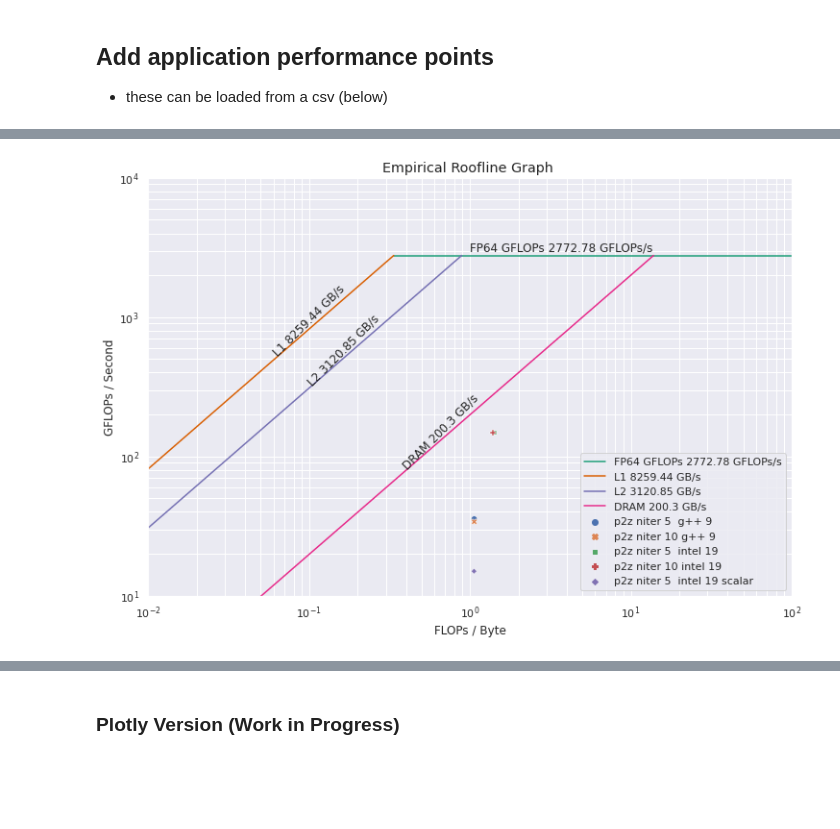
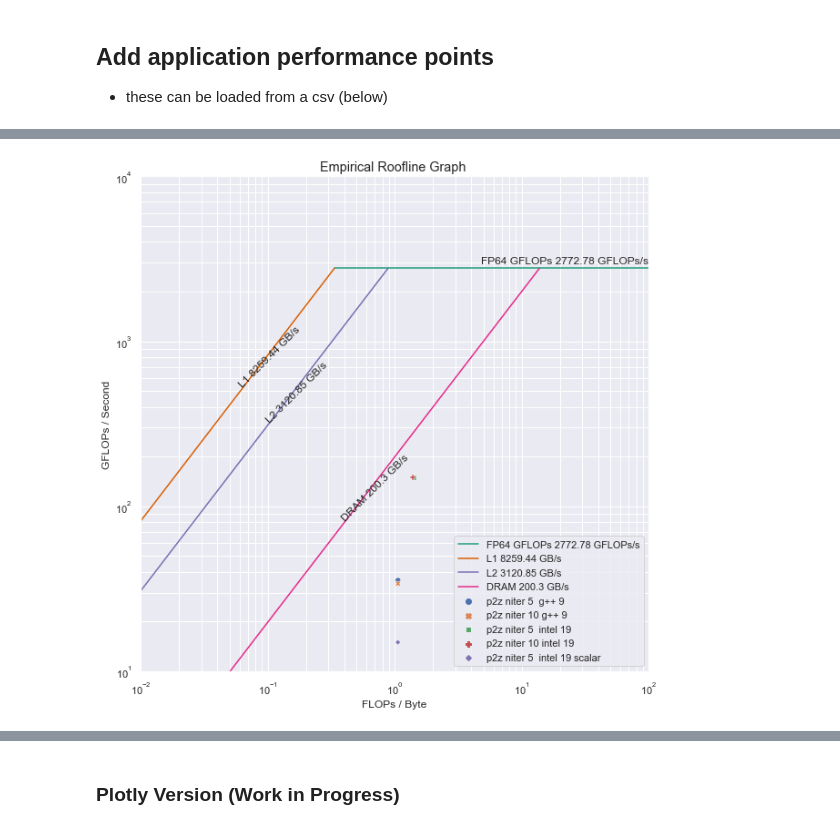
Before and after one commit to HPCL/roofline_python, a Jupyter notebook: roofline_python.ipynb, the cells around one changed output, grey strips where cells are left out. Cells and saved outputs as stored; diff of their text form; code cells hidden in the pictures; blank space fills up the shorter version.

```diff
--- a/roofline_python.ipynb
+++ b/roofline_python.ipynb
@@ -47,5 +27,7 @@ Saving roofline.json to roofline.json
 # %%
 # JUPYTER NOTEBOOK
-# filename = "roofline.json"
-# data = json.loads(filename)
-# data
+#filename = "roofline_a64_DP.json"
+filename = "roofline.json"
+with open(filename) as file:
+    data = json.load(file)
+data
@@ -341,15 +340,17 @@ plt.show();
 # %%
 # GOOGLE COLAB
 # Load the csv file
-from google.colab import files
-uploaded = files.upload()
+#from google.colab import files
+#uploaded = files.upload()
 # Load
-csv_filename = "app_data.csv"
-app_df = pd.read_csv(csv_filename)
+#csv_filename = "app_data.csv"
+#app_df = pd.read_csv(csv_filename)
 
 # JUPYTER NOTEBOOK
-# csv_filename = "app_data.csv"
-# app_df = pd.read_csv(csv_filename)
+csv_filename = "app_data.csv"
+#csv_filename = "n_body_a64.csv"
+with open(csv_filename) as csv_file:
+    app_df = pd.read_csv(csv_file)
 # data
 
 app_df['Gflops/Sec'] = (app_df['Total Flops']/app_df['Time (s)'])/1000000000
@@ -374,43 +373,44 @@ ymax = ymin ** int(math.floor(math.log10(g_df['slope'][0]*10)))
 #calculate the midpoints for labels
 xmid = math.sqrt(xmin * xmax)
 ymid = g_df['slope'][0] * xmid
 y0gbytes = ymid
 x0gbytes = y0gbytes/g_df['slope'][0]
 alpha = 1.065
 
 # general plot settings
 title = "Empirical Roofline Graph "
-sns.set(rc={'figure.figsize':(12,8)})
+sns.set(rc={'figure.figsize':(10,10)})
 palette = sns.color_palette( "Dark2", int(len(g_df)/2))
 
 # plot the lines
 ax = sns.lineplot(data=g_df, x="x", y="y", hue="label",palette=palette)
 ax.set(xlabel='FLOPs / Byte', ylabel='GFLOPs / Second')
 ax.set(xscale="log", yscale="log", xlim=(xmin, xmax), ylim=(ymin,ymax))
 
 # plot the line label(s)
-ax.text(x0gbytes, y0gbytes*alpha, g_df['label'][0], size='medium')
+for i in range(len(gflops_df.name.unique())):
+    ax.text(xmax, y0gbytes*alpha, g_df['label'][i], size='medium', ha="right")
 for index in range(len(gbytes_df.name.unique())):
-  mem = gbytes_df['name'][index]
-  (xmax, slope) = max([(gbytes_df['x'][i],gbytes_df['slope'][i]) for i in range(len(gbytes_df['x'])) if gbytes_df['name'][i]==mem])
-  xmid = math.sqrt(xmin * xmax)
-  ymid = slope * xmid
-  y0gbytes = ymid
-  x0gbytes = y0gbytes/slope
-  alpha = 1.1
-  #angle = math.degrees(math.atan(slope))/2
-  ax.text(x0gbytes, y0gbytes*alpha, gbytes_df['label'][index], size='medium', rotation=45)
+    mem = gbytes_df['name'][index]
+    (xmax, slope) = max([(gbytes_df['x'][i],gbytes_df['slope'][i]) for i in range(len(gbytes_df['x'])) if gbytes_df['name'][i]==mem])
+    xmid = math.sqrt(xmin * xmax)
+    ymid = slope * xmid
+    y0gbytes = ymid
+    x0gbytes = y0gbytes/slope
+    alpha = 1.1
+    #angle = math.degrees(math.atan(slope))/2
+    ax.text(x0gbytes, y0gbytes*alpha, gbytes_df['label'][index], size='medium', rotation=45)
 
 # plot the application information
 ax = sns.scatterplot(x=app_df['Arithmetic Intensity'], y=app_df['Gflops/Sec'], style=app_df['Label'], hue=app_df['Label'])
 
 ax.grid(b=True, which='both',)
 ax.set_title(title, size='large')
 ax.legend(loc="lower right")
 
 # save if desired
 ax.figure.savefig("roofline.svg")
 plt.show()
 # %% [output]
-[figure, old version]
+[figure, new version]
 # %%
```
Also changed, not shown: parts of 7 cells of this notebook, 1 other file.
